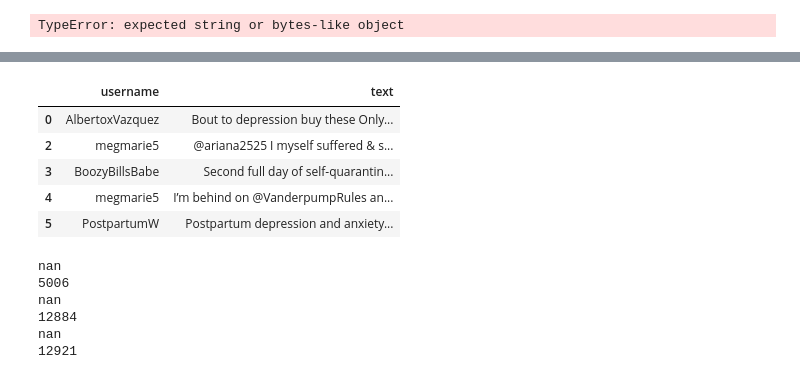
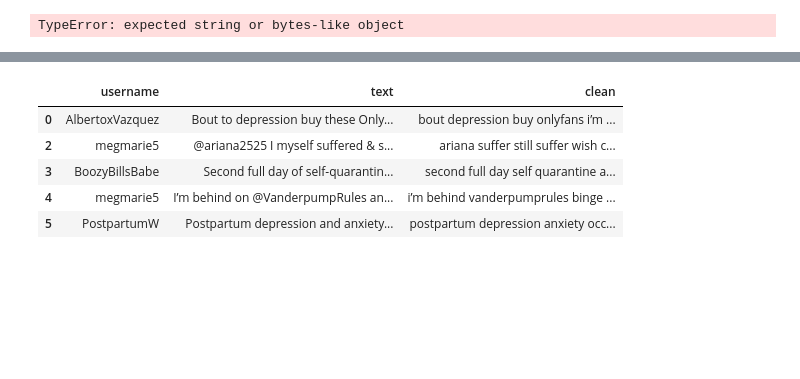
Before and after one commit to edwardsrk/depression-anxiety-tweets, a Jupyter notebook: Depression and Anxiety in Tweets.ipynb, the cells around one changed output, grey strips where cells are left out. Saved outputs shown, nothing was run; the diff lists cells and outputs as text; code cells hidden in the pictures; blank space fills up the shorter version.

```diff
--- a/Depression and Anxiety in Tweets.ipynb
+++ b/Depression and Anxiety in Tweets.ipynb
@@ -642,0 +715,8 @@ dftext = df[['username', 'text']]
+# %%
+%%time
+
+c_list = dftext.text.tolist()
+
+clean_corpus = []
+for doc in c_list:
+    clean_corpus.append(data_cleaner(doc))
@@ -643,9 +725,10 @@ dftext = df[['username', 'text']]
 # %%
+dftext['clean'] = clean_corpus
 dftext.head()
 # %% [output]
-|  | username | text |
-| 0 | AlbertoxVazquez | Bout to depression buy these Only... |
-| 2 | megmarie5 | @ariana2525 I myself suffered & s... |
-| 3 | BoozyBillsBabe | Second full day of self-quarantin... |
-| 4 | megmarie5 | I’m behind on @VanderpumpRules an... |
-| 5 | PostpartumW | Postpartum depression and anxiety... |
+|  | username | text | clean |
+| 0 | AlbertoxVazquez | Bout to depression buy these Only... | bout depression buy onlyfans i’m ... |
+| 2 | megmarie5 | @ariana2525 I myself suffered & s... | ariana suffer still suffer wish c... |
+| 3 | BoozyBillsBabe | Second full day of self-quarantin... | second full day self quarantine a... |
+| 4 | megmarie5 | I’m behind on @VanderpumpRules an... | i’m behind vanderpumprules binge ... |
+| 5 | PostpartumW | Postpartum depression and anxiety... | postpartum depression anxiety occ... |
@@ -655,18 +734,0 @@ dftextlist = sf.text.tolist()
-# %%
-dftextlist = df.text.tolist()
-dfstrlist = []
-dffltlist = []
-for i in range (0, len(dftextlist)):
-    if type(dftextlist[i]) == str:
-        dfstrlist.append(dftextlist[i])
-    else:
-        print (dftextlist[i])
-        print(i)
-        dffltlist.append(dftextlist[i])
-# %% [output]
-nan
-5006
-nan
-12884
-nan
-12921
```
Also changed, not shown: parts of 17 cells of this notebook.
